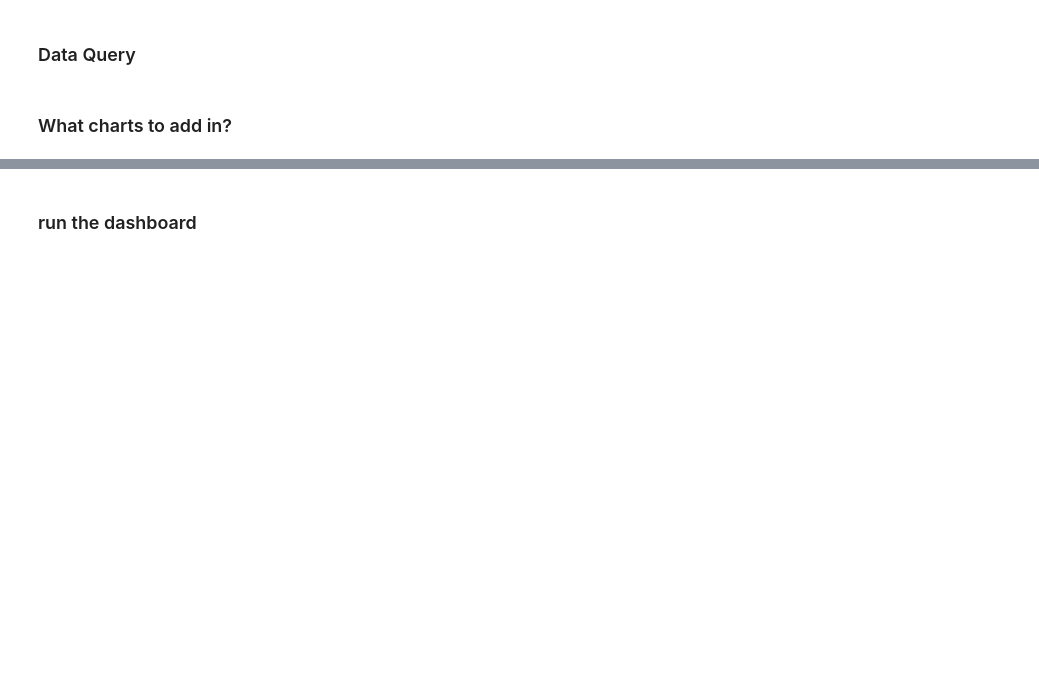
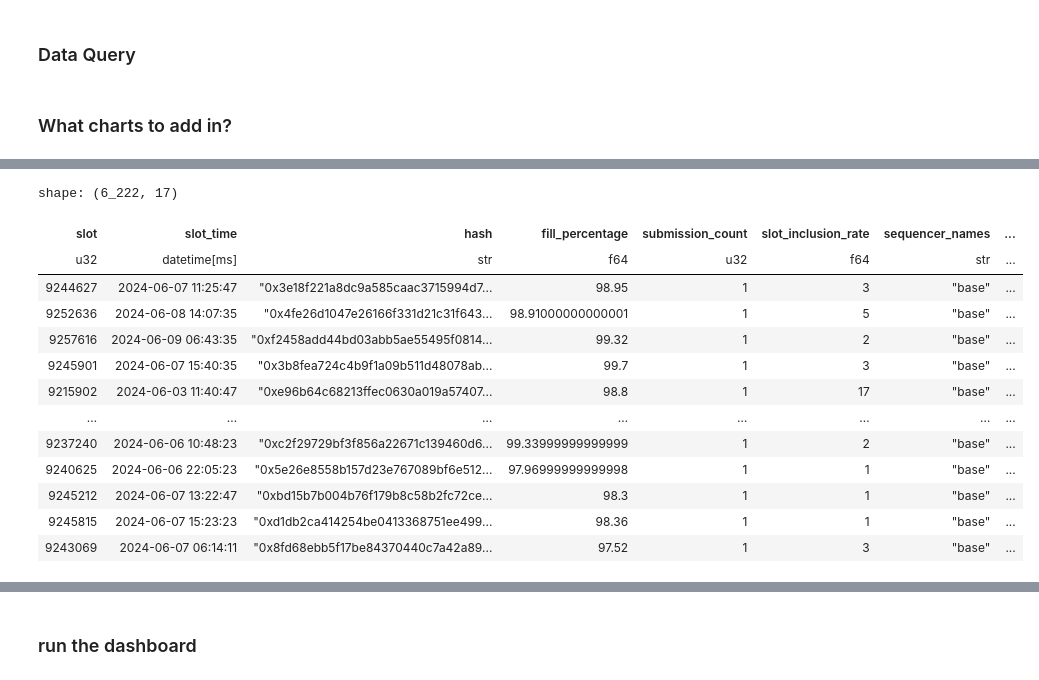
Before and after one commit to Evan-Kim2028/eip4844_blob_data, a Jupyter notebook: panel/dashboard.ipynb, the cells around one changed output, grey strips where cells are left out. Cells and saved outputs as stored; diff of their text form; code cells hidden in the pictures; blank space fills up the shorter version.

```diff
--- a/panel/dashboard.ipynb
+++ b/panel/dashboard.ipynb
@@ -305,0 +324,20 @@ shape: (5, 15)
+# %%
+slot_inclusion_joined_df.filter(pl.col('sequencer_names') == 'base').unique().with_columns(
+    pl.col('total_tx_fee_eth').sum().alias('sum'),
+    pl.col('total_tx_fee_eth').mean().alias('mean')
+)
+# %% [output]
+shape: (6_222, 17)
+| slot | slot_time | hash | fill_percentage | submission_count | slot_inclusion_rate | sequencer_names | ... |
+| u32 | datetime[ms] | str | f64 | u32 | f64 | str | ... |
+| 9244627 | 2024-06-07 11:25:47 | "0x3e18f221a8dc9a585caac3715994d7... | 98.95 | 1 | 3 | "base" | ... |
+| 9252636 | 2024-06-08 14:07:35 | "0x4fe26d1047e26166f331d21c31f643... | 98.91000000000001 | 1 | 5 | "base" | ... |
+| 9257616 | 2024-06-09 06:43:35 | "0xf2458add44bd03abb5ae55495f0814... | 99.32 | 1 | 2 | "base" | ... |
+| 9245901 | 2024-06-07 15:40:35 | "0x3b8fea724c4b9f1a09b511d48078ab... | 99.7 | 1 | 3 | "base" | ... |
+| 9215902 | 2024-06-03 11:40:47 | "0xe96b64c68213ffec0630a019a57407... | 98.8 | 1 | 17 | "base" | ... |
+| … | … | … | … | … | … | … | ... |
+| 9237240 | 2024-06-06 10:48:23 | "0xc2f29729bf3f856a22671c139460d6... | 99.33999999999999 | 1 | 2 | "base" | ... |
+| 9240625 | 2024-06-06 22:05:23 | "0x5e26e8558b157d23e767089bf6e512... | 97.96999999999998 | 1 | 1 | "base" | ... |
+| 9245212 | 2024-06-07 13:22:47 | "0xbd15b7b004b76f179b8c58b2fc72ce... | 98.3 | 1 | 1 | "base" | ... |
+| 9245815 | 2024-06-07 15:23:23 | "0xd1db2ca414254be0413368751ee499... | 98.36 | 1 | 1 | "base" | ... |
+| 9243069 | 2024-06-07 06:14:11 | "0x8fd68ebb5f17be84370440c7a42a89... | 97.52 | 1 | 3 | "base" | ... |
```
Also changed, not shown: parts of 9 cells of this notebook, 1 other file.
